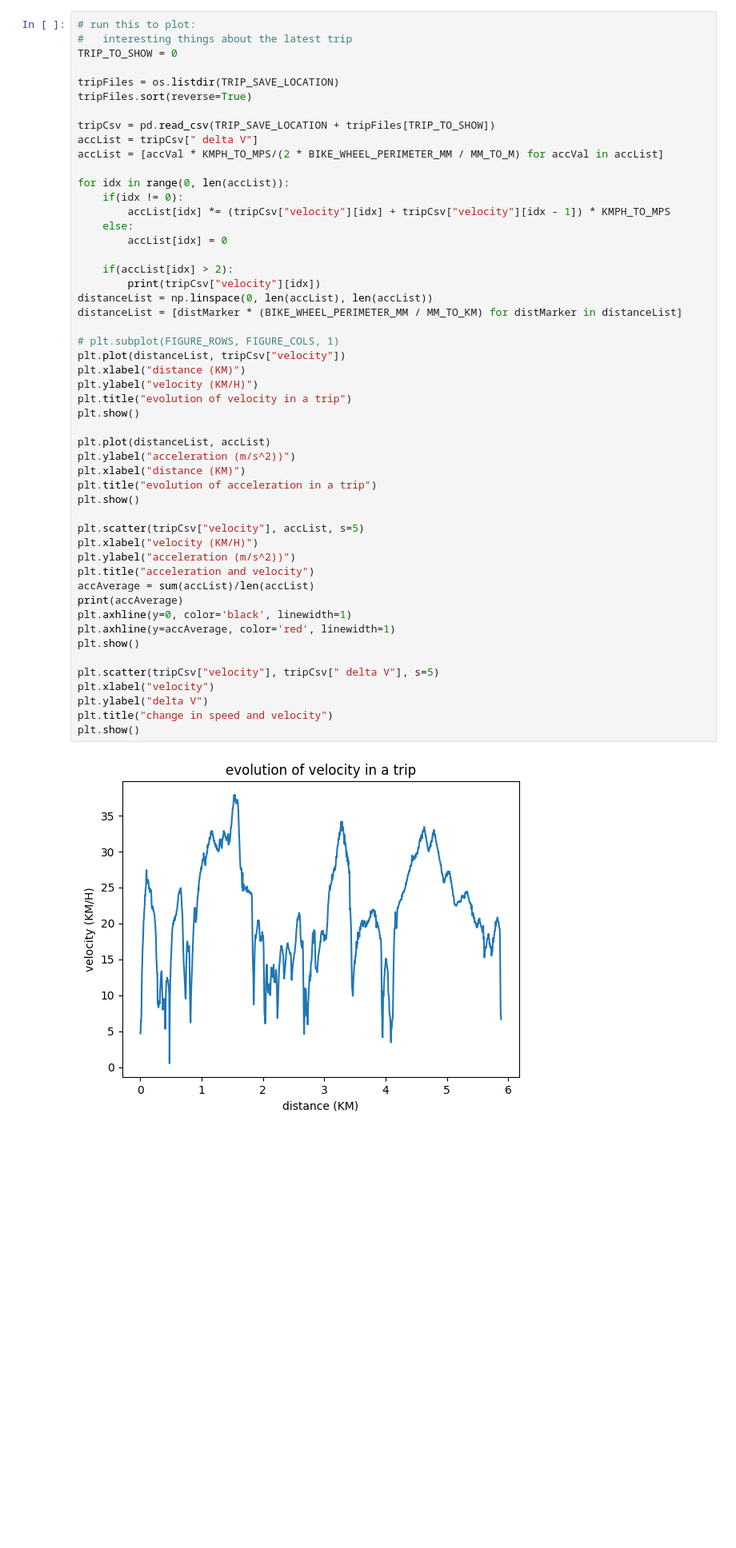
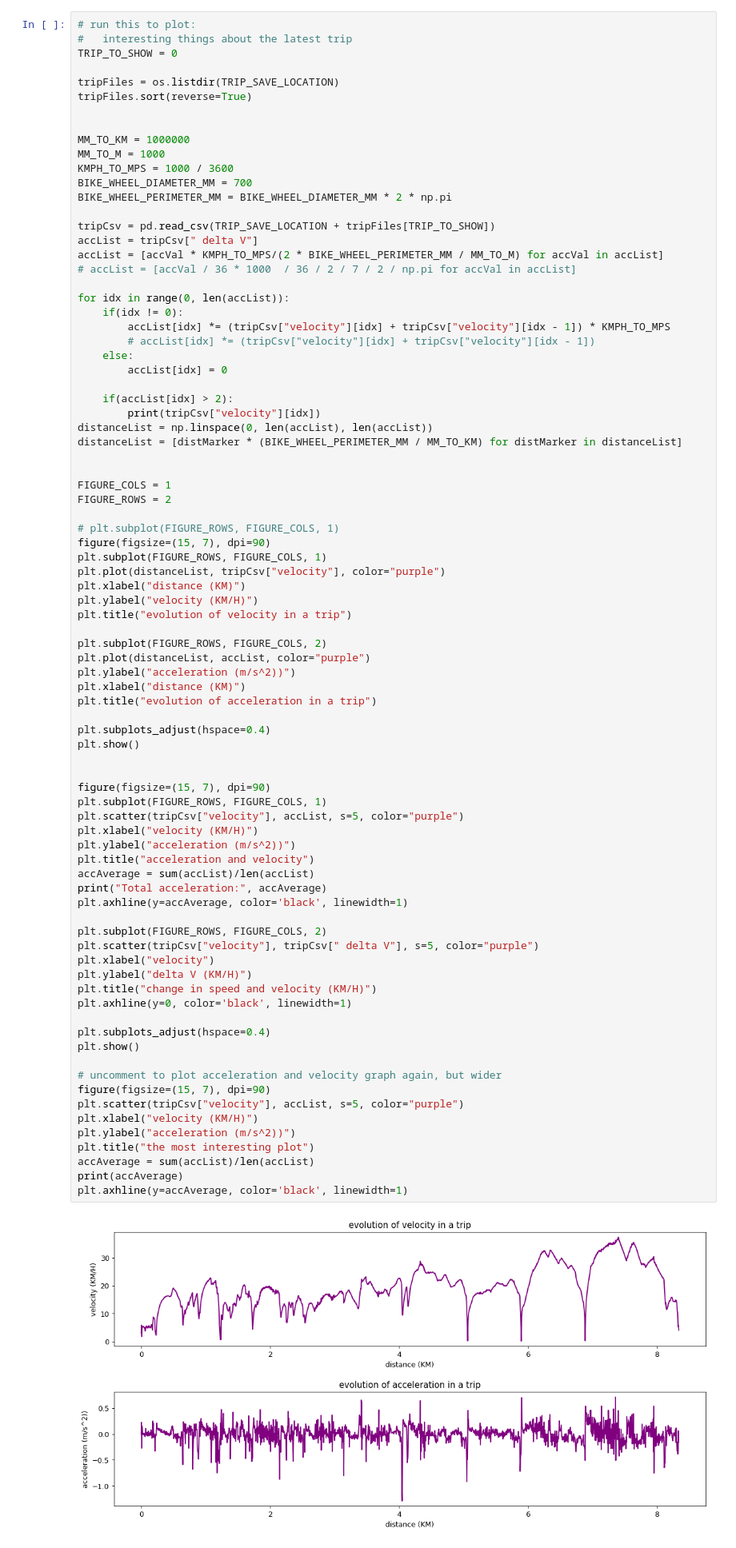
Before and after one commit to mircea-mihail/bike-system, a Jupyter notebook: scripts-and-misc/dataHandling/dataHandling.ipynb, the cells around one changed output. Shown at 80% size. Saved outputs shown, nothing was run; the diff lists cells and outputs as text; blank space fills up the shorter version.

```diff
--- a/scripts-and-misc/dataHandling/dataHandling.ipynb
+++ b/scripts-and-misc/dataHandling/dataHandling.ipynb
@@ -157,48 +298,80 @@ TRIP_TO_SHOW = 0
 tripFiles = os.listdir(TRIP_SAVE_LOCATION)
 tripFiles.sort(reverse=True)
 
+
+MM_TO_KM = 1000000
+MM_TO_M = 1000
+KMPH_TO_MPS = 1000 / 3600
+BIKE_WHEEL_DIAMETER_MM = 700
+BIKE_WHEEL_PERIMETER_MM = BIKE_WHEEL_DIAMETER_MM * 2 * np.pi
+
 tripCsv = pd.read_csv(TRIP_SAVE_LOCATION + tripFiles[TRIP_TO_SHOW])
 accList = tripCsv[" delta V"]
 accList = [accVal * KMPH_TO_MPS/(2 * BIKE_WHEEL_PERIMETER_MM / MM_TO_M) for accVal in accList]
+# accList = [accVal / 36 * 1000  / 36 / 2 / 7 / 2 / np.pi for accVal in accList]
 
 for idx in range(0, len(accList)):
     if(idx != 0):
         accList[idx] *= (tripCsv["velocity"][idx] + tripCsv["velocity"][idx - 1]) * KMPH_TO_MPS
+        # accList[idx] *= (tripCsv["velocity"][idx] + tripCsv["velocity"][idx - 1])
     else:
         accList[idx] = 0
 
     if(accList[idx] > 2):
         print(tripCsv["velocity"][idx])
 distanceList = np.linspace(0, len(accList), len(accList))
 distanceList = [distMarker * (BIKE_WHEEL_PERIMETER_MM / MM_TO_KM) for distMarker in distanceList]
 
+
+FIGURE_COLS = 1
+FIGURE_ROWS = 2
+
 # plt.subplot(FIGURE_ROWS, FIGURE_COLS, 1)
-plt.plot(distanceList, tripCsv["velocity"])
+figure(figsize=(15, 7), dpi=90)
+plt.subplot(FIGURE_ROWS, FIGURE_COLS, 1)
+plt.plot(distanceList, tripCsv["velocity"], color="purple")
 plt.xlabel("distance (KM)")
 plt.ylabel("velocity (KM/H)")
 plt.title("evolution of velocity in a trip")
-plt.show()
 
-plt.plot(distanceList, accList)
+plt.subplot(FIGURE_ROWS, FIGURE_COLS, 2)
+plt.plot(distanceList, accList, color="purple")
 plt.ylabel("acceleration (m/s^2))")
 plt.xlabel("distance (KM)")
 plt.title("evolution of acceleration in a trip")
+
+plt.subplots_adjust(hspace=0.4)
 plt.show()
 
-plt.scatter(tripCsv["velocity"], accList, s=5)
+
+figure(figsize=(15, 7), dpi=90)
+plt.subplot(FIGURE_ROWS, FIGURE_COLS, 1)
+plt.scatter(tripCsv["velocity"], accList, s=5, color="purple")
 plt.xlabel("velocity (KM/H)")
 plt.ylabel("acceleration (m/s^2))")
 plt.title("acceleration and velocity")
 accAverage = sum(accList)/len(accList)
-print(accAverage)
+print("Total acceleration:", accAverage)
+plt.axhline(y=accAverage, color='black', linewidth=1)
+
+plt.subplot(FIGURE_ROWS, FIGURE_COLS, 2)
+plt.scatter(tripCsv["velocity"], tripCsv[" delta V"], s=5, color="purple")
+plt.xlabel("velocity")
+plt.ylabel("delta V (KM/H)")
+plt.title("change in speed and velocity (KM/H)")
 plt.axhline(y=0, color='black', linewidth=1)
-plt.axhline(y=accAverage, color='red', linewidth=1)
+
+plt.subplots_adjust(hspace=0.4)
 plt.show()
 
-plt.scatter(tripCsv["velocity"], tripCsv[" delta V"], s=5)
-plt.xlabel("velocity")
-plt.ylabel("delta V")
-plt.title("change in speed and velocity")
-plt.show()
+# uncomment to plot acceleration and velocity graph again, but wider
+figure(figsize=(15, 7), dpi=90)
+plt.scatter(tripCsv["velocity"], accList, s=5, color="purple")
+plt.xlabel("velocity (KM/H)")
+plt.ylabel("acceleration (m/s^2))")
+plt.title("the most interesting plot")
+accAverage = sum(accList)/len(accList)
+print(accAverage)
+plt.axhline(y=accAverage, color='black', linewidth=1)
 # %% [output]
-[figure, old version]
+[figure, new version]
```
Also changed, not shown: parts of 10 cells of this notebook.
